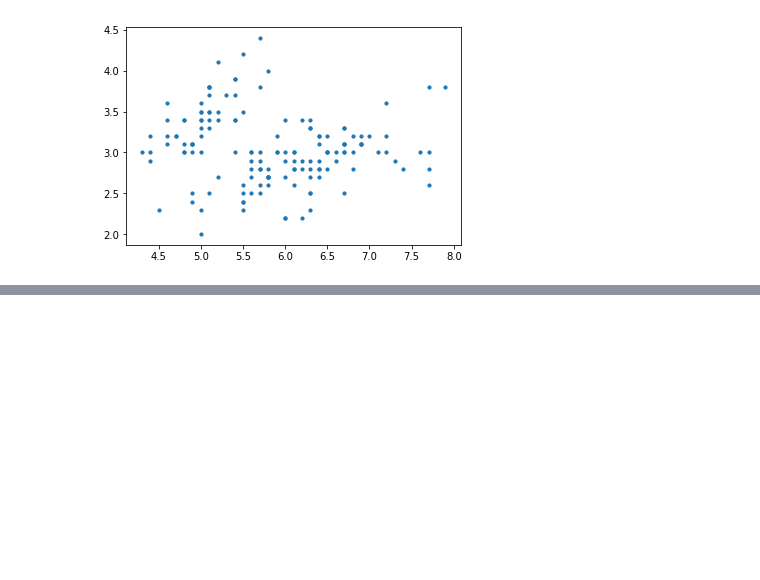
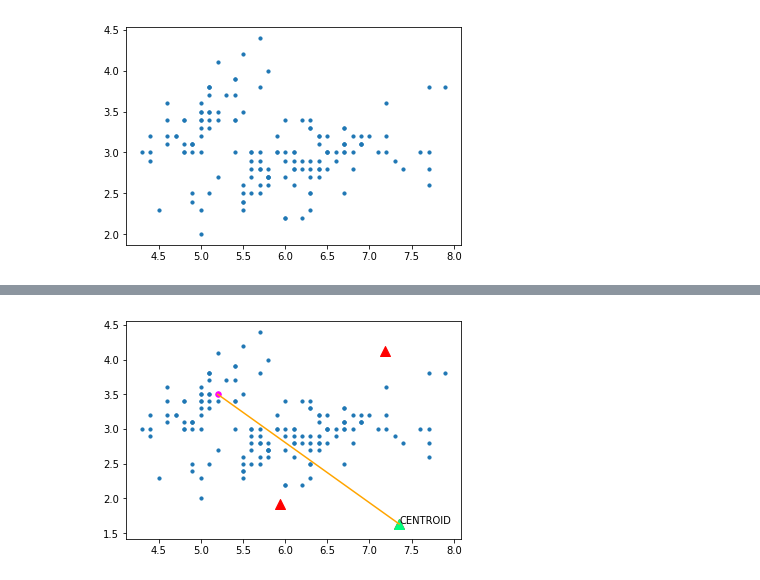
Before and after one commit to DayanaRochaM/Mineracao, a Jupyter notebook: clustering/Notebook_KMeans_Assignment_Meu_Trabalho.ipynb, the cells around one changed output, grey strips where cells are left out. Saved outputs shown, nothing was run; the diff lists cells and outputs as text; code cells hidden in the pictures; blank space fills up the shorter version.

```diff
--- a/clustering/Notebook_KMeans_Assignment_Meu_Trabalho.ipynb
+++ b/clustering/Notebook_KMeans_Assignment_Meu_Trabalho.ipynb
@@ -514,0 +559,11 @@ plot_all_nearest_centroids()
+# %%
+# Seleciona um ponto aleatório no dataset
+index = np.random.randint(dataset.shape[0])
+a = dataset[index,:]
+
+# Usa a função para descobrir o centroid mais próximo
+idx_nearest_centroid = nearest_centroid(a, centroids)
+
+plot_point_to_centroid()
+# %% [output]
+[figure, added]
```
Also changed, not shown: parts of 28 cells of this notebook, 7 other files.
